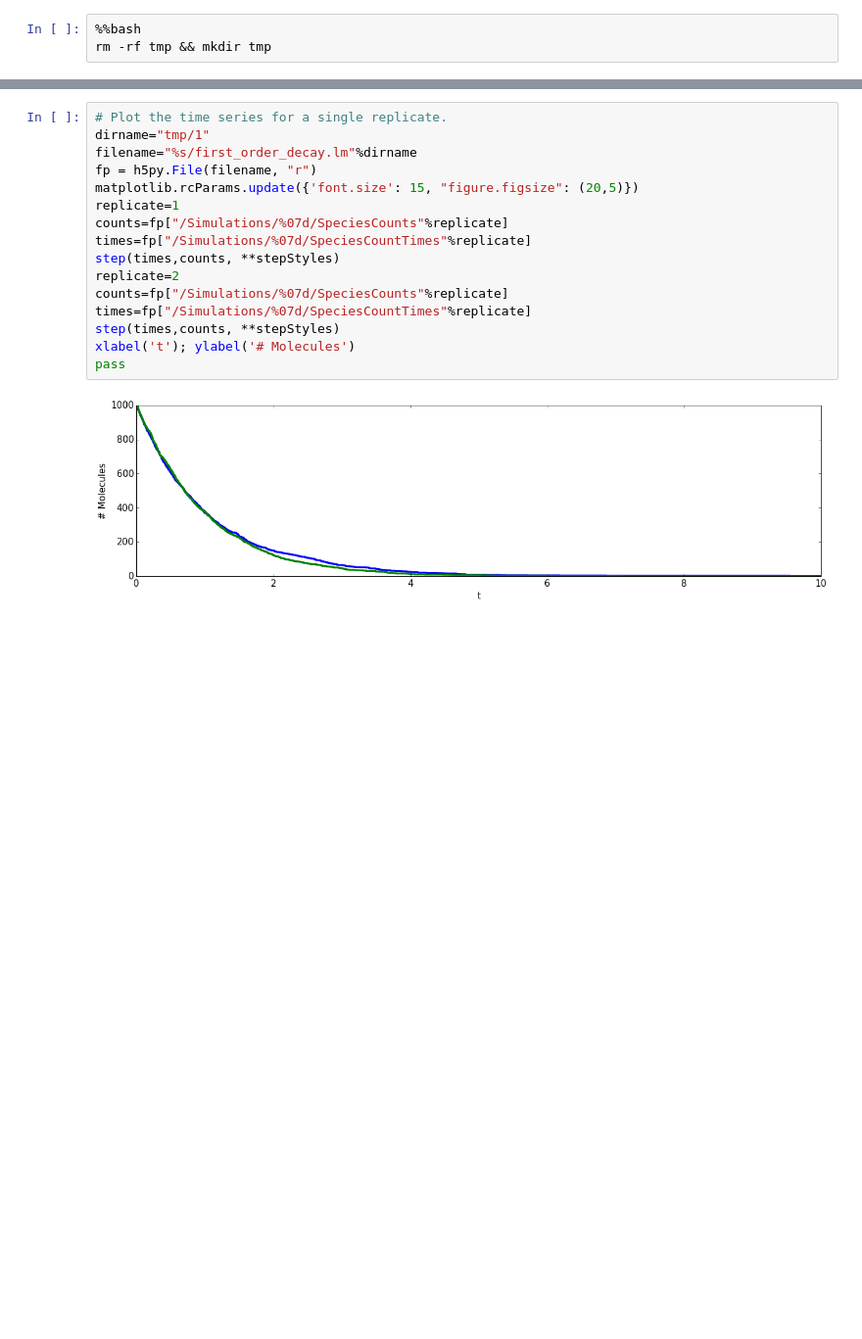
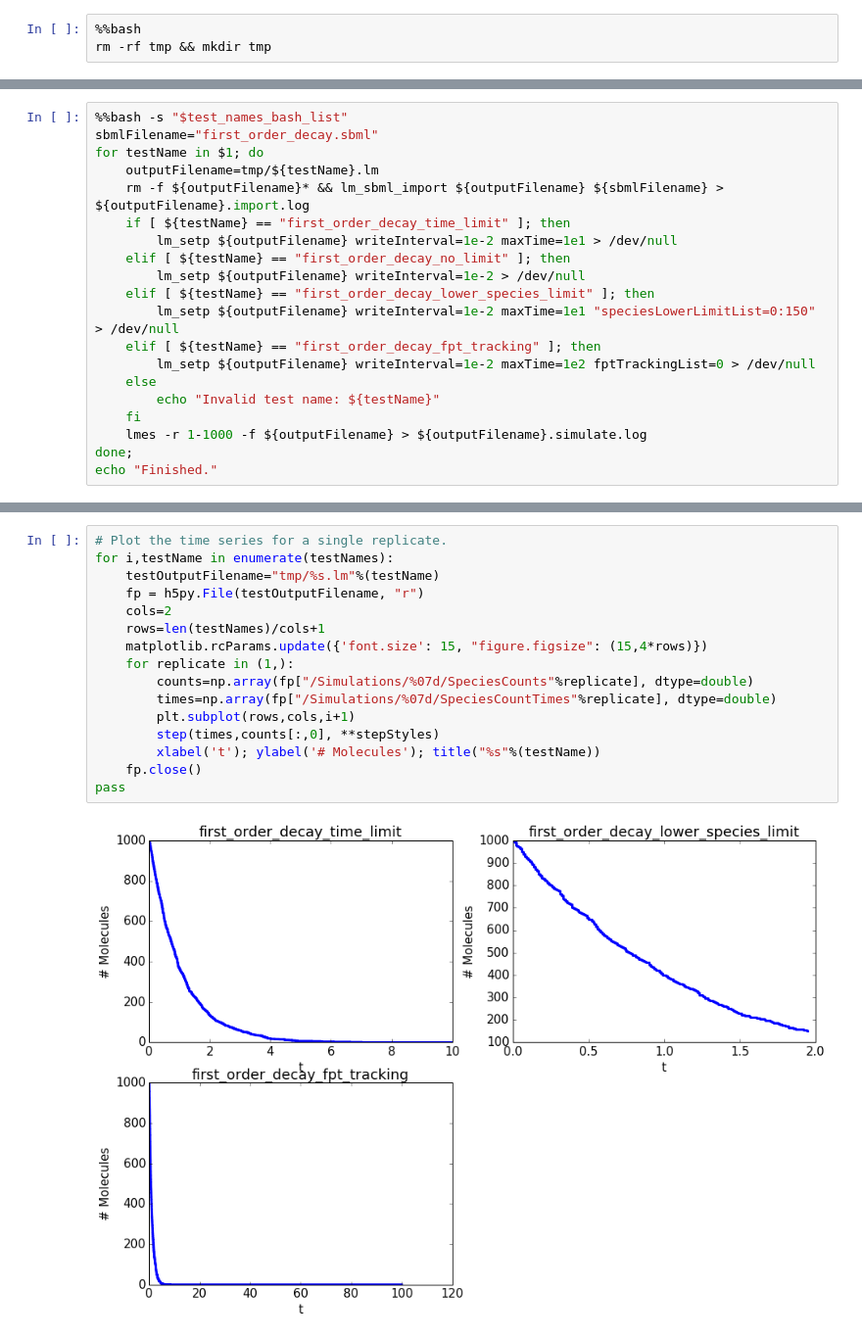
Before and after one commit to telamonian/lmes, a Jupyter notebook: regression/cme_propensity_first_order_decay/test.ipynb, the cells around one changed output, grey strips where cells are left out. Shown at 98% size. Cells and saved outputs as stored; diff of their text form; blank space fills up the shorter version.

Commit message:
- Updated regression tests.

```diff
--- a/regression/cme_propensity_first_order_decay/test.ipynb
+++ b/regression/cme_propensity_first_order_decay/test.ipynb
@@ -55,0 +30,20 @@ Finished.
+# %%
+%%bash -s "$test_names_bash_list"
+sbmlFilename="first_order_decay.sbml"
+for testName in $1; do
+    outputFilename=tmp/${testName}.lm
+    rm -f ${outputFilename}* && lm_sbml_import ${outputFilename} ${sbmlFilename} > ${outputFilename}.import.log
+    if [ ${testName} == "first_order_decay_time_limit" ]; then
+        lm_setp ${outputFilename} writeInterval=1e-2 maxTime=1e1 > /dev/null
+    elif [ ${testName} == "first_order_decay_no_limit" ]; then
+        lm_setp ${outputFilename} writeInterval=1e-2 > /dev/null
+    elif [ ${testName} == "first_order_decay_lower_species_limit" ]; then
+        lm_setp ${outputFilename} writeInterval=1e-2 maxTime=1e1 "speciesLowerLimitList=0:150" > /dev/null
+    elif [ ${testName} == "first_order_decay_fpt_tracking" ]; then
+        lm_setp ${outputFilename} writeInterval=1e-2 maxTime=1e2 fptTrackingList=0 > /dev/null
+    else
+        echo "Invalid test name: ${testName}"
+    fi
+    lmes -r 1-1000 -f ${outputFilename} > ${outputFilename}.simulate.log
+done;
+echo "Finished."
@@ -56,18 +52,18 @@ Finished.
 # %%
 # Plot the time series for a single replicate.
-dirname="tmp/1"
-filename="%s/first_order_decay.lm"%dirname
-fp = h5py.File(filename, "r")
-matplotlib.rcParams.update({'font.size': 15, "figure.figsize": (20,5)})
-replicate=1
-counts=fp["/Simulations/%07d/SpeciesCounts"%replicate]
-times=fp["/Simulations/%07d/SpeciesCountTimes"%replicate]
-step(times,counts, **stepStyles)
-replicate=2
-counts=fp["/Simulations/%07d/SpeciesCounts"%replicate]
-times=fp["/Simulations/%07d/SpeciesCountTimes"%replicate]
-step(times,counts, **stepStyles)
-xlabel('t'); ylabel('# Molecules')
+for i,testName in enumerate(testNames):
+    testOutputFilename="tmp/%s.lm"%(testName)
+    fp = h5py.File(testOutputFilename, "r")
+    cols=2
+    rows=len(testNames)/cols+1
+    matplotlib.rcParams.update({'font.size': 15, "figure.figsize": (15,4*rows)})
+    for replicate in (1,):
+        counts=np.array(fp["/Simulations/%07d/SpeciesCounts"%replicate], dtype=double)
+        times=np.array(fp["/Simulations/%07d/SpeciesCountTimes"%replicate], dtype=double)
+        plt.subplot(rows,cols,i+1)
+        step(times,counts[:,0], **stepStyles)
+        xlabel('t'); ylabel('# Molecules'); title("%s"%(testName))
+    fp.close()
 pass
 # %% [output]
-[figure, old version]
+[figure, new version]
```
Also changed, not shown: parts of 22 cells of this notebook, 3 other files.
